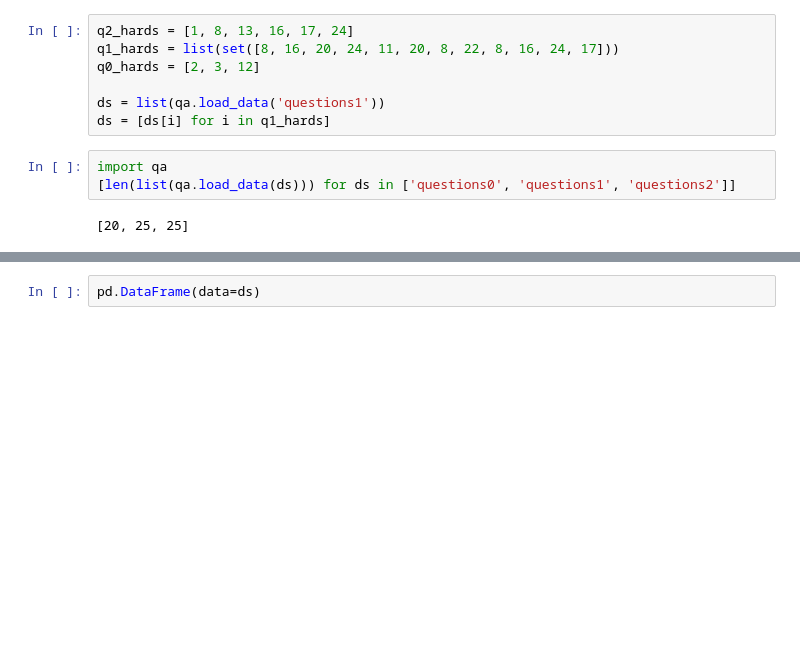
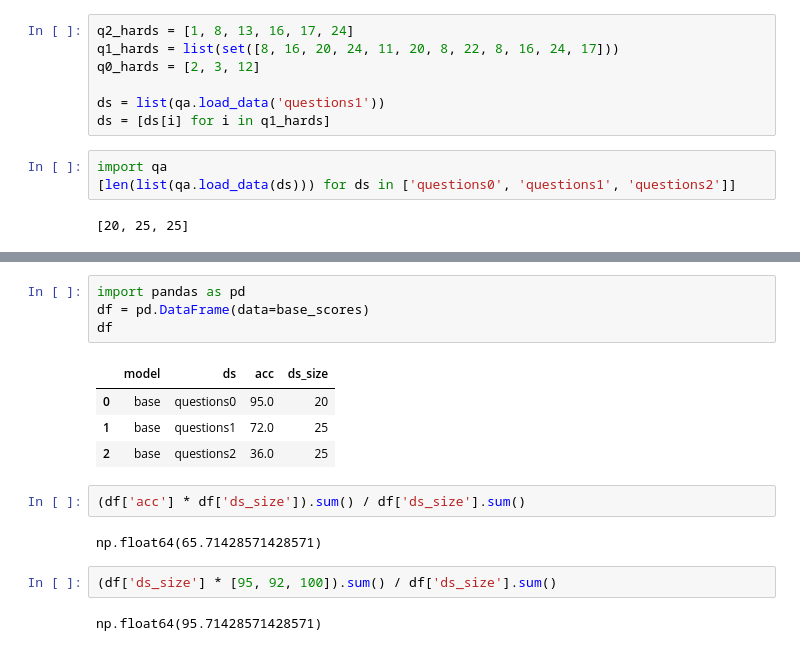
Before and after one commit to aeirya/simple-rag, a Jupyter notebook: notebook.ipynb, the cells around one changed output, grey strips where cells are left out. Drawn from its saved outputs; the diff is of its cells as text; blank space fills up the shorter version.

```diff
--- a/notebook.ipynb
+++ b/notebook.ipynb
@@ -128,2 +126,17 @@ TypeError: string indices must be integers, not 'str'
 # %%
-pd.DataFrame(data=ds)
+import pandas as pd
+df = pd.DataFrame(data=base_scores)
+df
+# %% [output]
+|  | model | ds | acc | ds_size |
+| 0 | base | questions0 | 95.0 | 20 |
+| 1 | base | questions1 | 72.0 | 25 |
+| 2 | base | questions2 | 36.0 | 25 |
+# %%
+(df['acc'] * df['ds_size']).sum() / df['ds_size'].sum()
+# %% [output]
+np.float64(65.71428571428571)
+# %%
+(df['ds_size'] * [95, 92, 100]).sum() / df['ds_size'].sum()
+# %% [output]
+np.float64(95.71428571428571)
```
Also changed, not shown: parts of 1 cell of this notebook, 1 other file.
